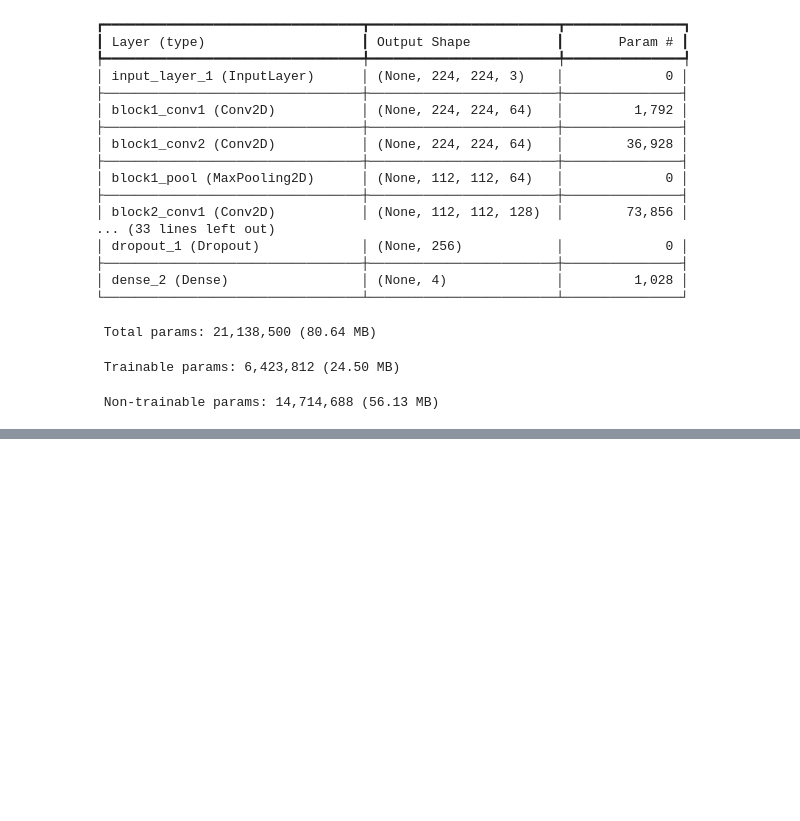
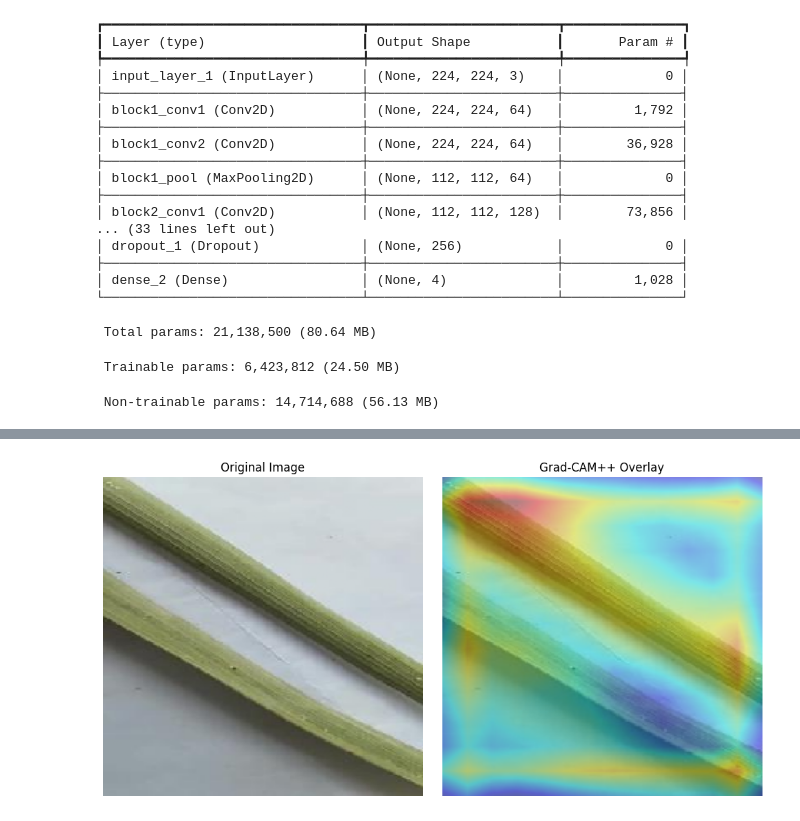
Before and after one commit to subhrajit77/Palm-Plant-Disease-detection-using-ML-DL, a Jupyter notebook: palm2ipynb.ipynb, the cells around one changed output, grey strips where cells are left out. Cells and saved outputs as stored; diff of their text form; code cells hidden in the pictures; blank space fills up the shorter version.

```diff
--- a/palm2ipynb.ipynb
+++ b/palm2ipynb.ipynb
@@ -509,0 +537,47 @@ KeyboardInterrupt:
+# %%
+cam = gradcam(score,
+              img_input,
+              penultimate_layer=-1)  # -1 means the last conv layer
+
+# Postprocess
+heatmap = cam[0]
+# %%
+from PIL import Image
+import cv2
+
+def overlay_heatmap(img_array, heatmap, alpha=0.4, colormap=cv2.COLORMAP_JET):
+    # Convert heatmap to 0-255
+    heatmap = np.uint8(255 * heatmap)
+
+    # Apply colormap (e.g., JET)
+    heatmap_color = cv2.applyColorMap(heatmap, colormap)
+
+    # Resize heatmap to image size
+    heatmap_color = cv2.resize(heatmap_color, (img_array.shape[1], img_array.shape[0]))
+
+    # Convert original image to uint8
+    original_image = np.uint8(255 * img_array)
+
+    # Overlay heatmap on original image
+    overlayed = cv2.addWeighted(original_image, 1 - alpha, heatmap_color, alpha, 0)
+
+    return overlayed
+# %%
+overlayed_image = overlay_heatmap(img_array, heatmap)
+
+plt.figure(figsize=(10, 5))
+
+plt.subplot(1, 2, 1)
+plt.title("Original Image")
+plt.imshow(img_array)
+plt.axis('off')
+
+plt.subplot(1, 2, 2)
+plt.title("Grad-CAM++ Overlay")
+plt.imshow(overlayed_image)
+plt.axis('off')
+
+plt.tight_layout()
+plt.show()
+# %% [output]
+[figure, added]
```
Also changed, not shown: parts of 11 cells of this notebook.
